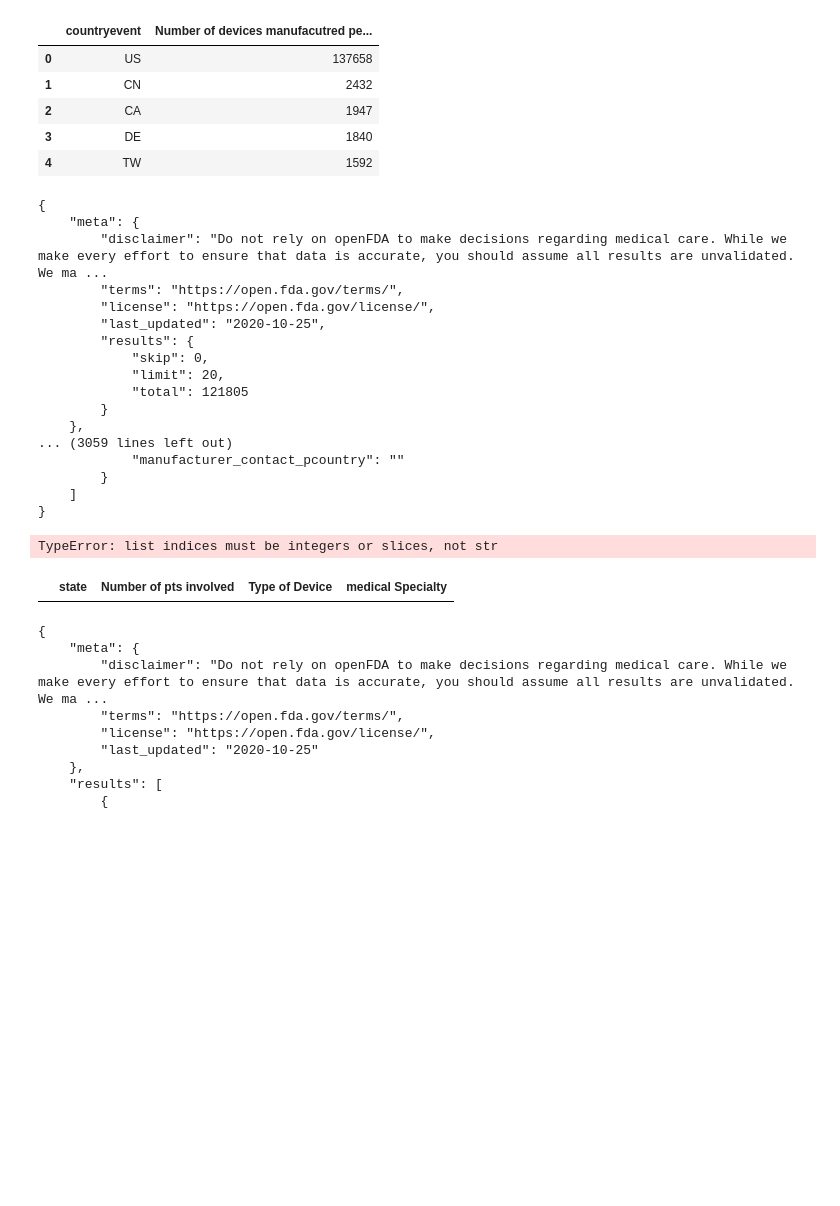
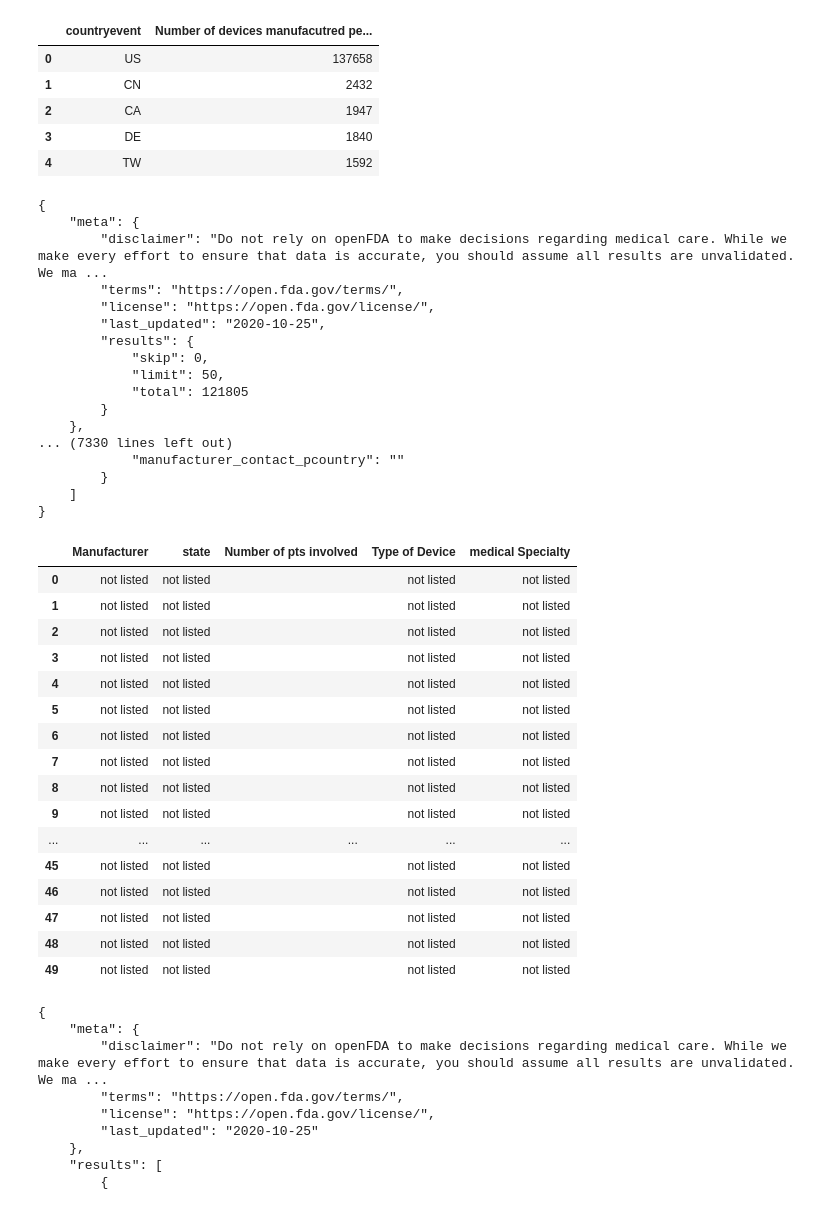
Before and after one commit to Cosette3737/Project1GroupB, a Jupyter notebook: Untitled.ipynb, the cells around one changed output. Drawn from its saved outputs; the diff is of its cells as text; code cells hidden in the pictures; blank space fills up the shorter version.

```diff
--- a/Untitled.ipynb
+++ b/Untitled.ipynb
@@ -301,16 +323,33 @@ devicetype=[]
 medicalspecrad=[]
 radstate=[]
 
-url="https://api.fda.gov/device/event.json?search=device.generic_name:x-ray&limit=20"
+
+url="https://api.fda.gov/device/event.json?search=device.generic_name:x-ray&limit=50"
 response=requests.get(url).json()
 print(json.dumps(response, indent=4))
 for x in range(50):
-    #radman.append(response['results'][x]['device']['manufacturer_d_name'])
-    #radstate.append(response['results'][x]['manufacturer'])
-    #numberpt.append(response['results'][x]['number_patients_in_event'])
-    #devicetype.append(response['results'][x]['device']['openfda']['device_name'])
-    medicalspecrad.append(response['results'][x]['device']['openfda']['medical_specialty_description'])
-    x=x+1
+    #print(response['results'][x]['device']['manufacturer_d_name'])
+    if 'manufacturer_d_name' in response['results'][x]['device']:
+        radman.append(response['results'][x]['device']['manufacturer_d_name'])
+    else:
+        radman.append("not listed")
+
+    if 'manufacturer' in response['results'][x]:
+        radstate.append(response['results'][x]['manufacturer'])
+    else:
+        radstate.append("not listed")
+    if 'number_patients_in_event' in response['results'][x]:
+        numberpt.append(response['results'][x]['number_patients_in_event'])
+    else:
+        numberpt.append("not listed")
+    if 'device_name' in response['results'][x]['device']:
+        devicetype.append(response['results'][x]['device']['openfda']['device_name'])
+    else:
+        devicetype.append("not listed")
+    if 'medicalspecrad' in response['results'][x]['device']:
+        medicalspecrad.append(response['results'][x]['device']['openfda']['medical_specialty_description'])
+    else:
+        medicalspecrad.append("not listed")
 # %% [output]
 {
     "meta": {
@@ -320,28 +359,43 @@ for x in range(50):
         "last_updated": "2020-10-25",
         "results": {
             "skip": 0,
-            "limit": 20,
+            "limit": 50,
             "total": 121805
         }
     },
-... (3059 lines left out)
+... (7330 lines left out)
             "manufacturer_contact_pcountry": ""
         }
     ]
 }
-TypeError: list indices must be integers or slices, not str
 # %%
 xray_dict={
-    #"Manufacturer":radman,
+    "Manufacturer":radman,
     "state":radstate,
     "Number of pts involved":numberpt,
     "Type of Device": devicetype,
     "medical Specialty":medicalspecrad
 }
 xray_df=pd.DataFrame(xray_dict)
 xray_df
 # %% [output]
-|  | state | Number of pts involved | Type of Device | medical Specialty |
+|  | Manufacturer | state | Number of pts involved | Type of Device | medical Specialty |
+| 0 | not listed | not listed |  | not listed | not listed |
+| 1 | not listed | not listed |  | not listed | not listed |
+| 2 | not listed | not listed |  | not listed | not listed |
+| 3 | not listed | not listed |  | not listed | not listed |
+| 4 | not listed | not listed |  | not listed | not listed |
+| 5 | not listed | not listed |  | not listed | not listed |
+| 6 | not listed | not listed |  | not listed | not listed |
+| 7 | not listed | not listed |  | not listed | not listed |
+| 8 | not listed | not listed |  | not listed | not listed |
+| 9 | not listed | not listed |  | not listed | not listed |
+| ... | ... | ... | ... | ... | ... |
+| 45 | not listed | not listed |  | not listed | not listed |
+| 46 | not listed | not listed |  | not listed | not listed |
+| 47 | not listed | not listed |  | not listed | not listed |
+| 48 | not listed | not listed |  | not listed | not listed |
+| 49 | not listed | not listed |  | not listed | not listed |
 # %%
 #Adverse count of event types-exray devices
 radevent=[]
```
Also changed, not shown: parts of 7 cells of this notebook.
